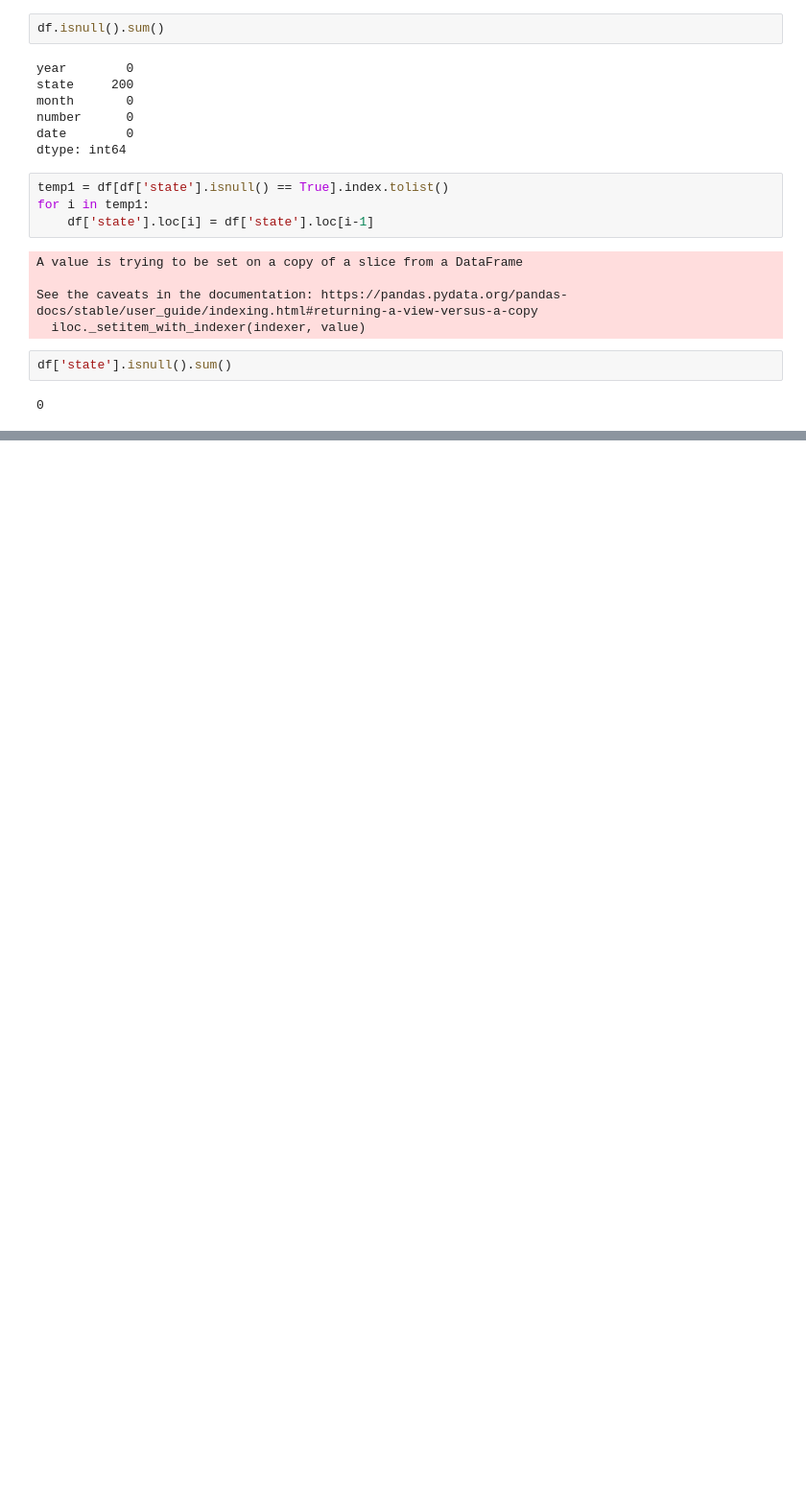
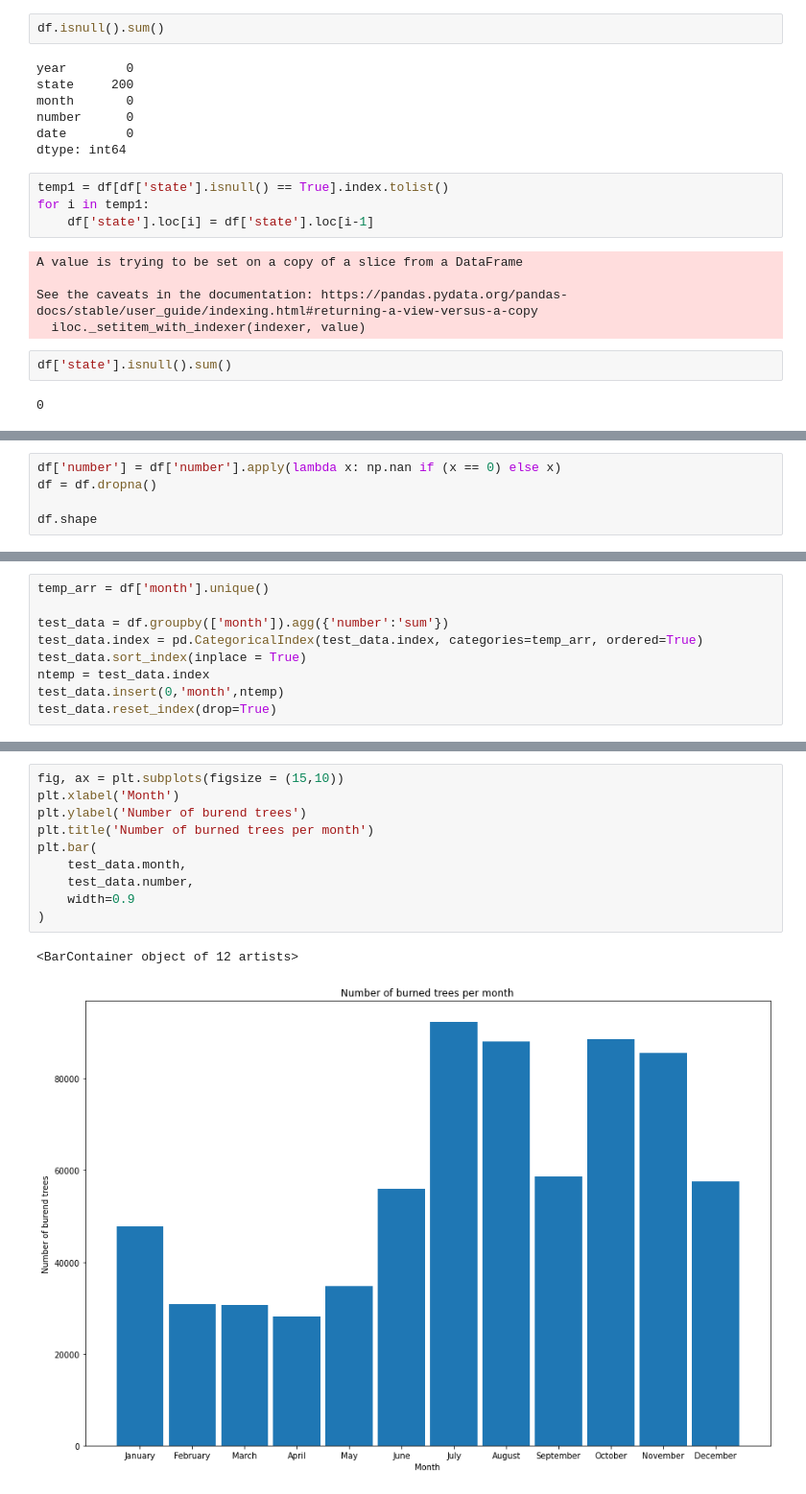
Before and after one commit to tc021/Advanced-python, a Jupyter notebook: MIniProj.ipynb, the cells around one changed output, grey strips where cells are left out. Shown at 96% size. Cells and saved outputs as stored; diff of their text form; blank space fills up the shorter version.

```diff
--- a/MIniProj.ipynb
+++ b/MIniProj.ipynb
@@ -88,0 +134,5 @@ df_temp.isnull().sum()
+# %%
+df['number'] = df['number'].apply(lambda x: np.nan if (x == 0) else x)
+df = df.dropna()
+
+df.shape
@@ -88,0 +141,9 @@ df_temp.isnull().sum()
+# %%
+temp_arr = df['month'].unique()
+
+test_data = df.groupby(['month']).agg({'number':'sum'})
+test_data.index = pd.CategoricalIndex(test_data.index, categories=temp_arr, ordered=True)
+test_data.sort_index(inplace = True)
+ntemp = test_data.index
+test_data.insert(0,'month',ntemp)
+test_data.reset_index(drop=True)
@@ -88,0 +164,13 @@ df_temp.isnull().sum()
+# %%
+fig, ax = plt.subplots(figsize = (15,10))
+plt.xlabel('Month')
+plt.ylabel('Number of burend trees')
+plt.title('Number of burned trees per month')
+plt.bar(
+    test_data.month,
+    test_data.number,
+    width=0.9
+)
+# %% [output]
+<BarContainer object of 12 artists>
+[figure, added]
```
Also changed, not shown: parts of 7 cells of this notebook.
